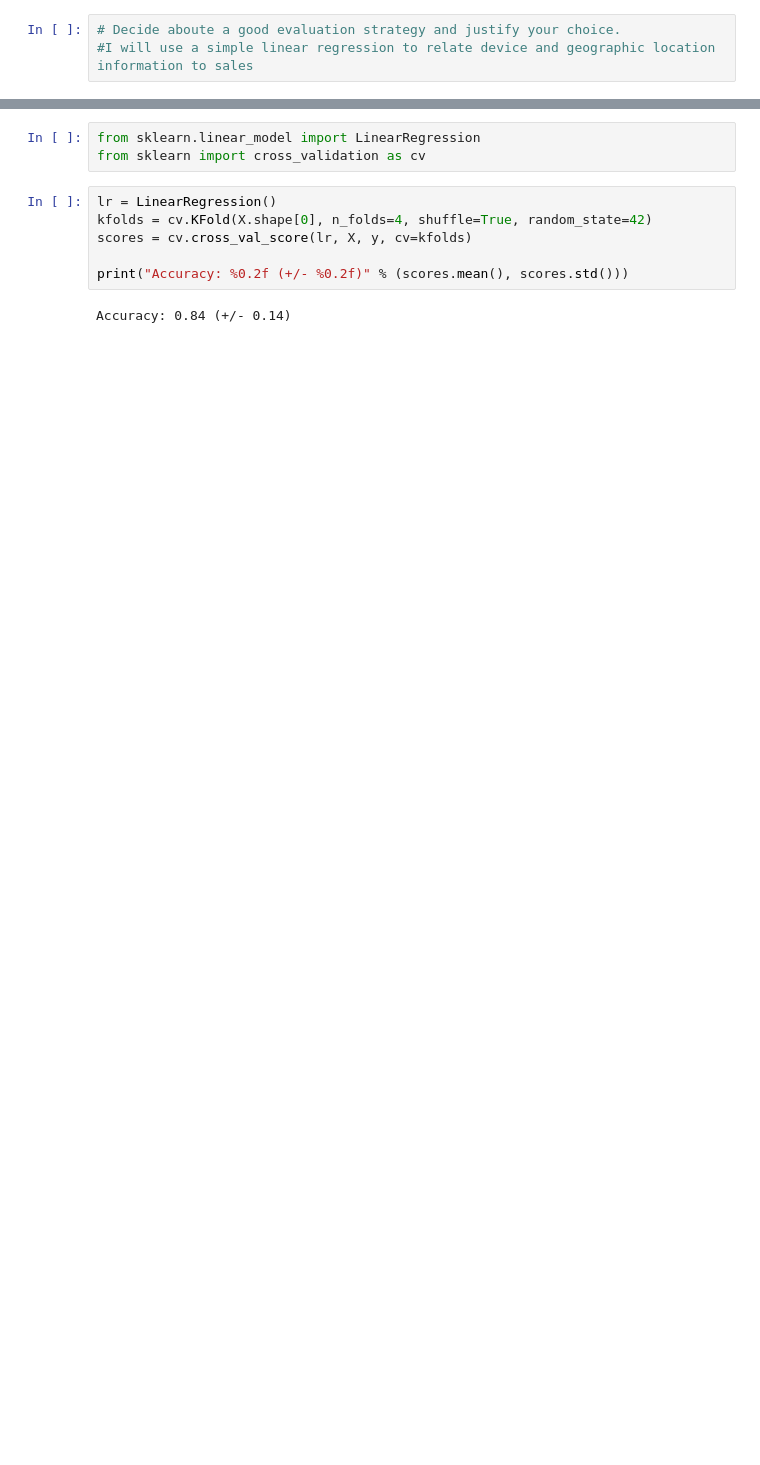
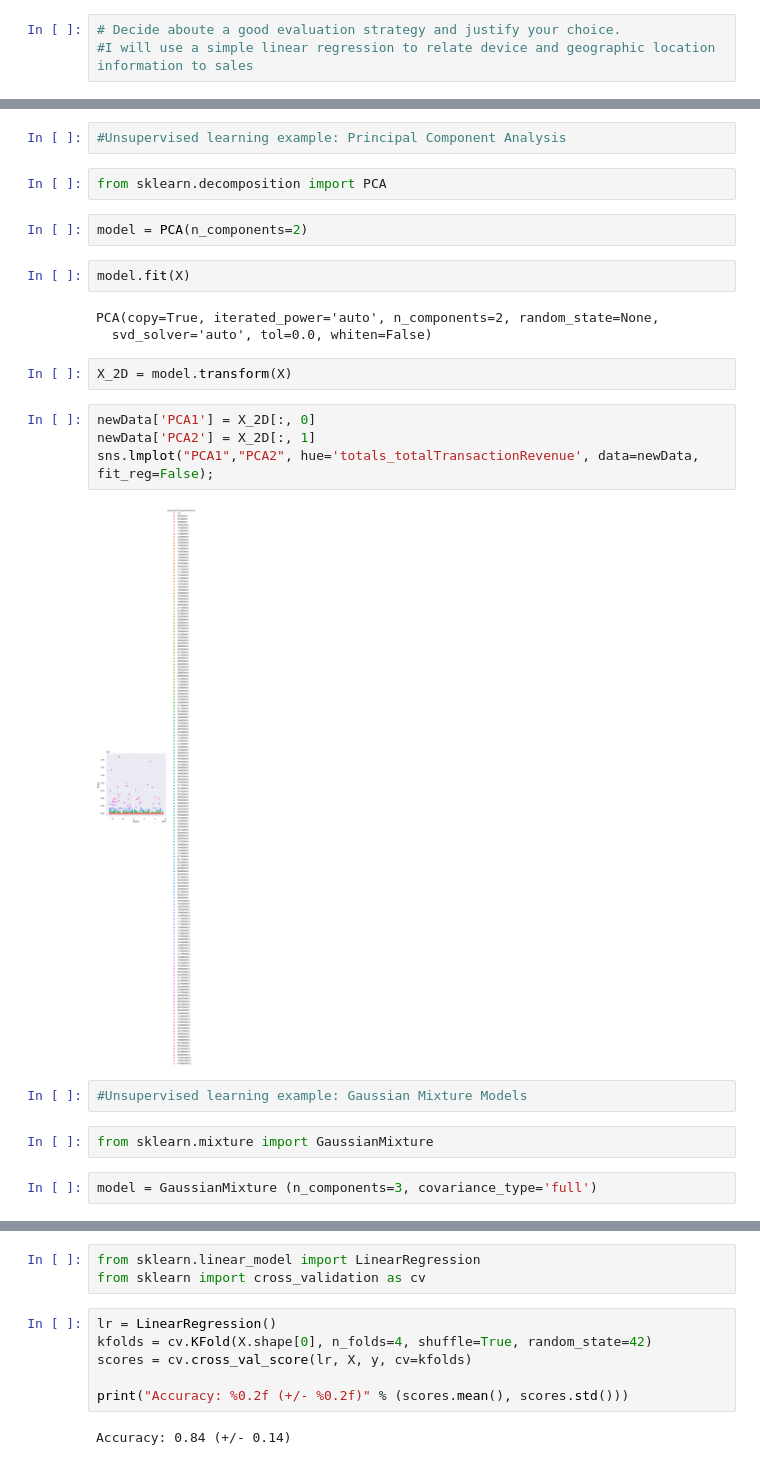
Before and after one commit to mikesturm2001/Python, a Jupyter notebook: GoogleProject/Project.ipynb, the cells around one changed output, grey strips where cells are left out. Cells and saved outputs as stored; diff of their text form; blank space fills up the shorter version.

```diff
--- a/GoogleProject/Project.ipynb
+++ b/GoogleProject/Project.ipynb
@@ -520,0 +570,25 @@ y = newData.totals_totalTransactionRevenue.values
+# %%
+#Unsupervised learning example: Principal Component Analysis
+# %%
+from sklearn.decomposition import PCA
+# %%
+model = PCA(n_components=2)
+# %%
+model.fit(X)
+# %% [output]
+PCA(copy=True, iterated_power='auto', n_components=2, random_state=None,
+  svd_solver='auto', tol=0.0, whiten=False)
+# %%
+X_2D = model.transform(X)
+# %%
+newData['PCA1'] = X_2D[:, 0]
+newData['PCA2'] = X_2D[:, 1]
+sns.lmplot("PCA1","PCA2", hue='totals_totalTransactionRevenue', data=newData, fit_reg=False);
+# %% [output]
+[figure, added]
+# %%
+#Unsupervised learning example: Gaussian Mixture Models
+# %%
+from sklearn.mixture import GaussianMixture
+# %%
+model = GaussianMixture (n_components=3, covariance_type='full')
```
Also changed, not shown: parts of 46 cells of this notebook.
